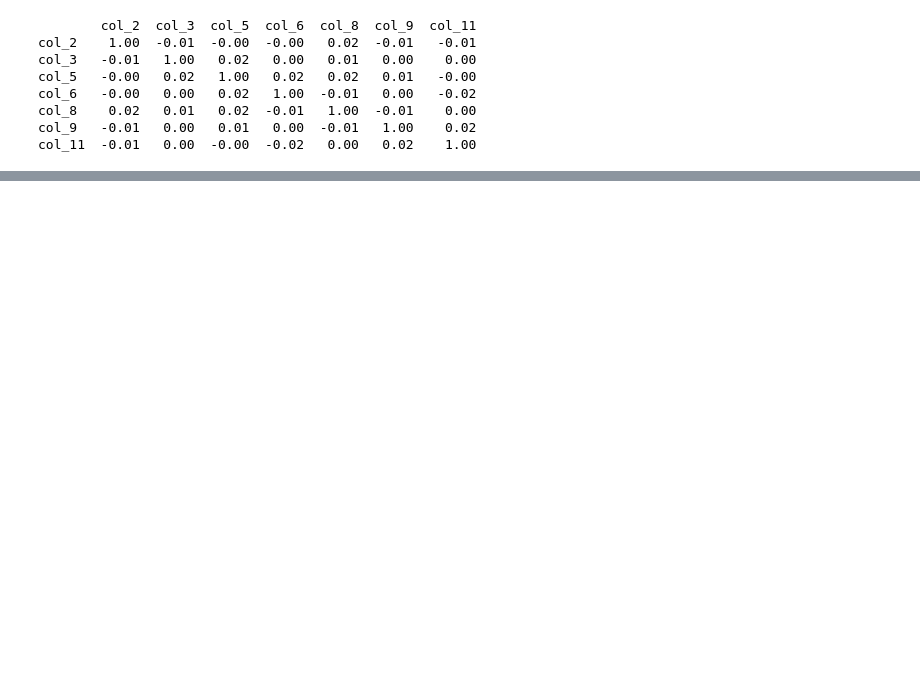
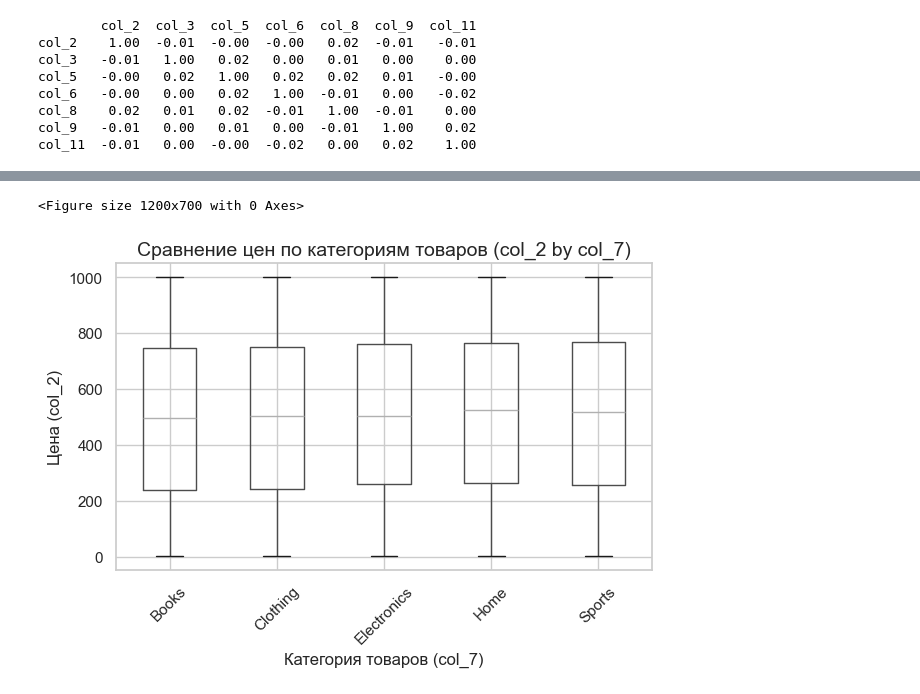
Before and after one commit to asset-data-ai/homework, a Jupyter notebook: lab6/lab6.ipynb, the cells around one changed output, grey strips where cells are left out. Saved outputs shown, nothing was run; the diff lists cells and outputs as text; code cells hidden in the pictures; blank space fills up the shorter version.

```diff
--- a/lab6/lab6.ipynb
+++ b/lab6/lab6.ipynb
@@ -167,4 +179,15 @@ col_11  -0.01   0.00  -0.00  -0.02   0.00   0.02    1.00
 # %%
 #11
+plt.figure(figsize=(12, 7))
+df.boxplot(column='col_2', by='col_7', grid=True, rot=45)
+plt.title('Сравнение цен по категориям товаров (col_2 by col_7)', fontsize=14)
+plt.suptitle('')
+plt.xlabel('Категория товаров (col_7)', fontsize=12)
+plt.ylabel('Цена (col_2)', fontsize=12)
+plt.tight_layout()
+plt.show()
+# %% [output]
+<Figure size 1200x700 with 0 Axes>
+[figure, added]
 # %%
 #12
```
Also changed, not shown: parts of 27 cells of this notebook, 8 other files.
